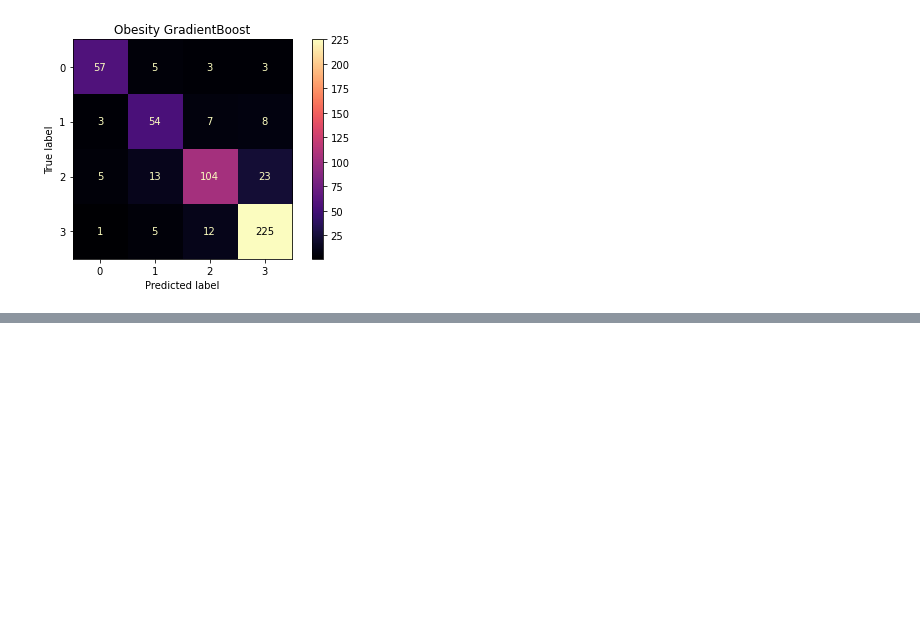
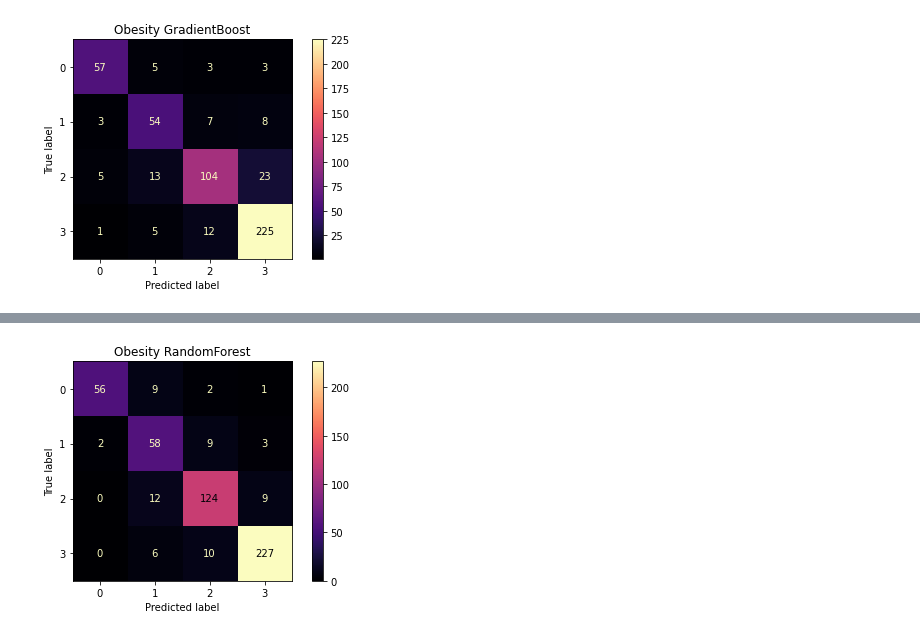
Before and after one commit to sbhewitt/Obesity-Group-Project, a Jupyter notebook: code/rick_model_classification_split2.ipynb, the cells around one changed output, grey strips where cells are left out. Cells and saved outputs as stored; diff of their text form; code cells hidden in the pictures; blank space fills up the shorter version.

```diff
--- a/code/rick_model_classification_split2.ipynb
+++ b/code/rick_model_classification_split2.ipynb
@@ -123,0 +191,12 @@ plt.savefig('../images/gr_complex_cmatrix');
+# %%
+predsrf2 = rf2.predict(X_test)
+# %%
+ConfusionMatrixDisplay.from_predictions(y_test, predsrf2,
+                                        cmap = 'magma',
+                                       )
+plt.title('Obesity RandomForest')
+
+plt.tight_layout()
+#plt.savefig('../images/rf_complex_poly_cmatrix');
+# %% [output]
+[figure, added]
```
Also changed, not shown: parts of 17 cells of this notebook, 4 other files.
